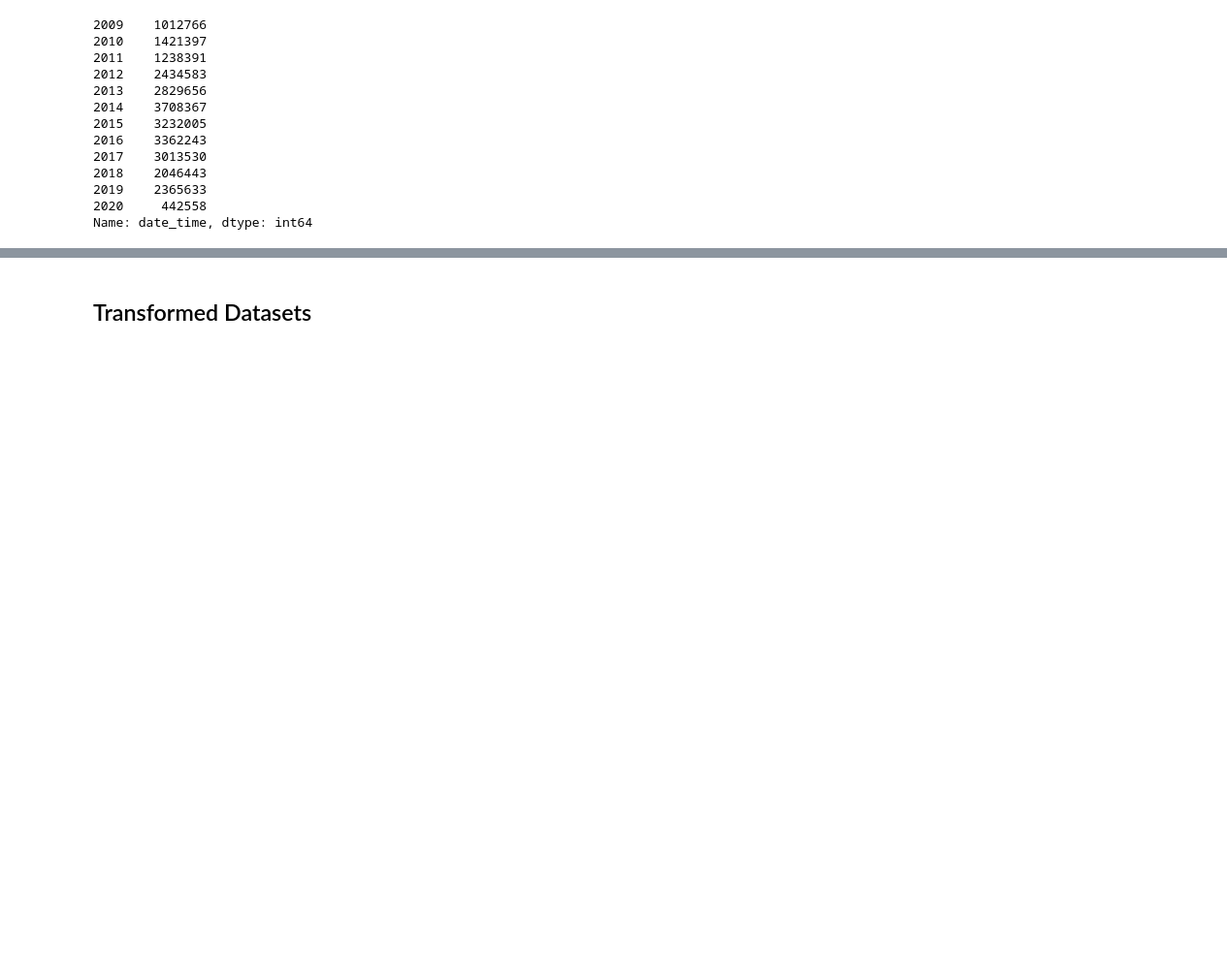
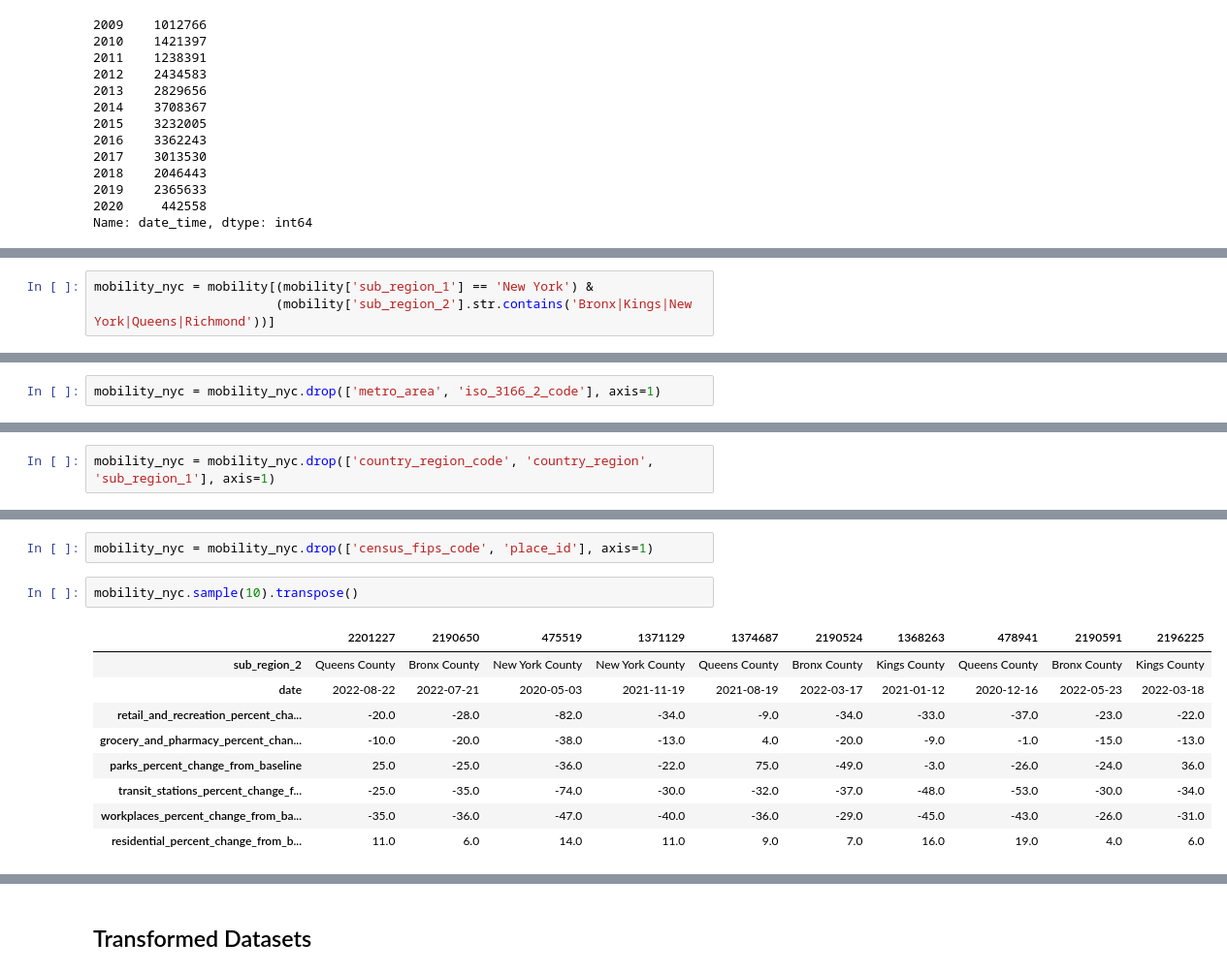
Before and after one commit to daniel-a-r/ccny_data_science_project, a Jupyter notebook: data_science_project.ipynb, the cells around one changed output, grey strips where cells are left out. Shown at 97% size. Cells and saved outputs as stored; diff of their text form; blank space fills up the shorter version.

```diff
--- a/data_science_project.ipynb
+++ b/data_science_project.ipynb
@@ -380,0 +469,3 @@ Name: date_time, dtype: int64
+# %%
+mobility_nyc = mobility[(mobility['sub_region_1'] == 'New York') &
+                        (mobility['sub_region_2'].str.contains('Bronx|Kings|New York|Queens|Richmond'))]
@@ -380,0 +514,2 @@ Name: date_time, dtype: int64
+# %%
+mobility_nyc = mobility_nyc.drop(['metro_area', 'iso_3166_2_code'], axis=1)
@@ -380,0 +533,2 @@ Name: date_time, dtype: int64
+# %%
+mobility_nyc = mobility_nyc.drop(['country_region_code', 'country_region', 'sub_region_1'], axis=1)
@@ -380,0 +559,14 @@ Name: date_time, dtype: int64
+# %%
+mobility_nyc = mobility_nyc.drop(['census_fips_code', 'place_id'], axis=1)
+# %%
+mobility_nyc.sample(10).transpose()
+# %% [output]
+|  | 2201227 | 2190650 | 475519 | 1371129 | 1374687 | 2190524 | 1368263 | 478941 | 2190591 | 2196225 |
+| sub_region_2 | Queens County | Bronx County | New York County | New York County | Queens County | Bronx County | Kings County | Queens County | Bronx County | Kings County |
+| date | 2022-08-22 | 2022-07-21 | 2020-05-03 | 2021-11-19 | 2021-08-19 | 2022-03-17 | 2021-01-12 | 2020-12-16 | 2022-05-23 | 2022-03-18 |
+| retail_and_recreation_percent_cha... | -20.0 | -28.0 | -82.0 | -34.0 | -9.0 | -34.0 | -33.0 | -37.0 | -23.0 | -22.0 |
+| grocery_and_pharmacy_percent_chan... | -10.0 | -20.0 | -38.0 | -13.0 | 4.0 | -20.0 | -9.0 | -1.0 | -15.0 | -13.0 |
+| parks_percent_change_from_baseline | 25.0 | -25.0 | -36.0 | -22.0 | 75.0 | -49.0 | -3.0 | -26.0 | -24.0 | 36.0 |
+| transit_stations_percent_change_f... | -25.0 | -35.0 | -74.0 | -30.0 | -32.0 | -37.0 | -48.0 | -53.0 | -30.0 | -34.0 |
+| workplaces_percent_change_from_ba... | -35.0 | -36.0 | -47.0 | -40.0 | -36.0 | -29.0 | -45.0 | -43.0 | -26.0 | -31.0 |
+| residential_percent_change_from_b... | 11.0 | 6.0 | 14.0 | 11.0 | 9.0 | 7.0 | 16.0 | 19.0 | 4.0 | 6.0 |
```
Also changed, not shown: parts of 26 cells of this notebook.
